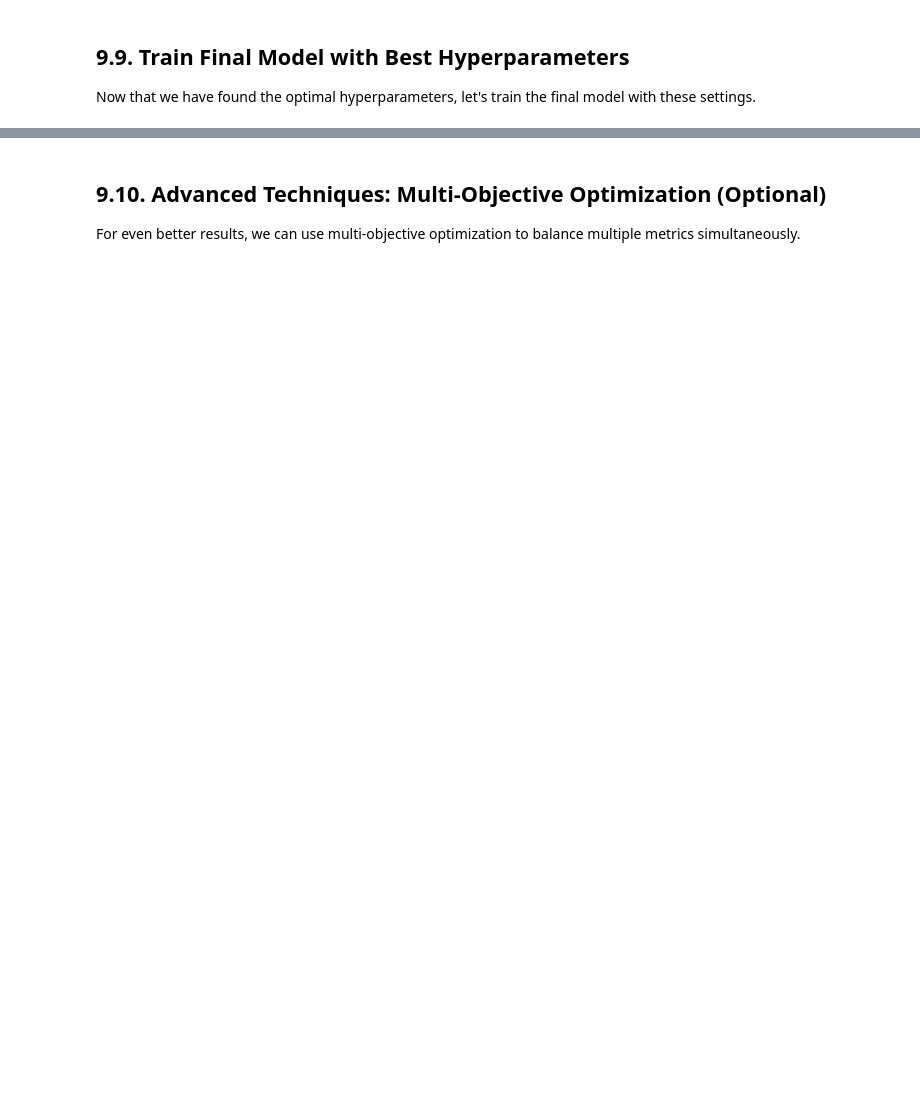
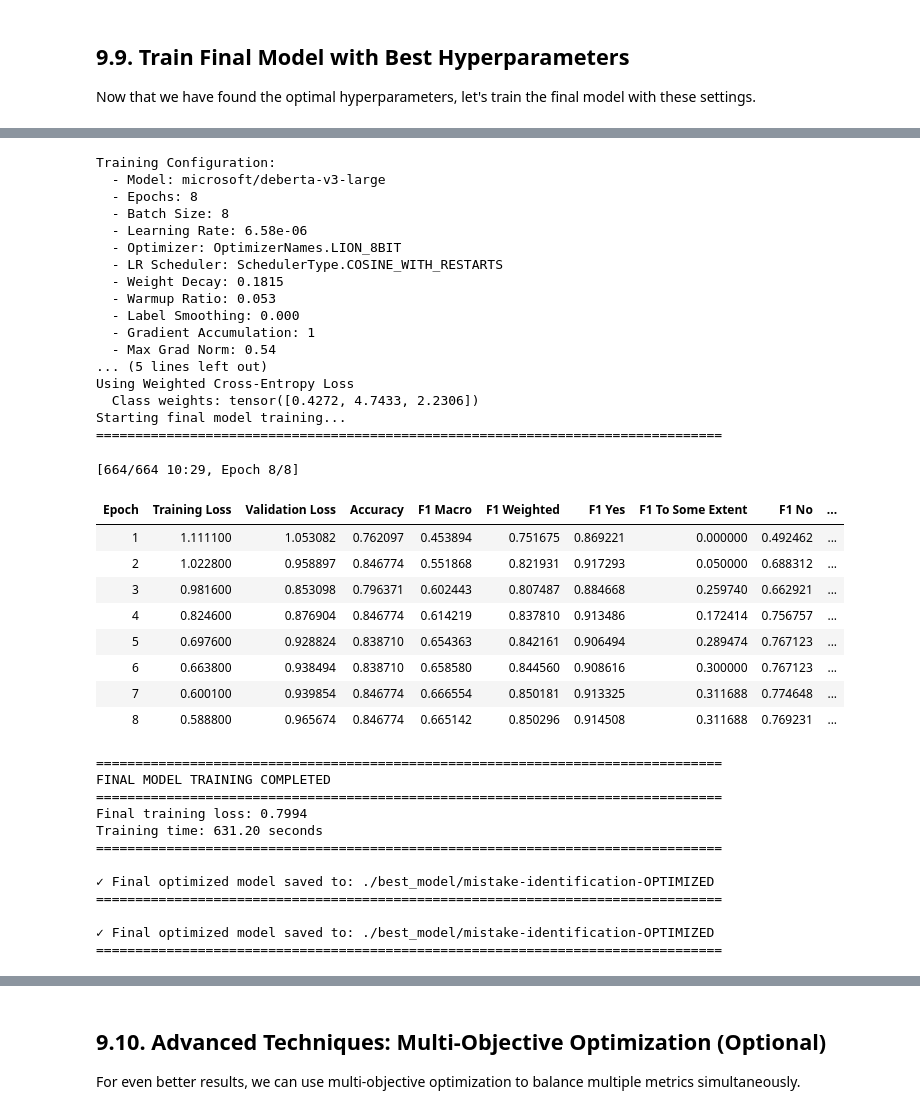
Before and after one commit to devendew/pedagogical-assessment, a Jupyter notebook: devendra/mistake_identification/mistake_microsoft_deberta_v3_large_eval_loss_hyperparameter_tuning.ipynb, the cells around one changed output, grey strips where cells are left out. Cells and saved outputs as stored; diff of their text form; code cells hidden in the pictures; blank space fills up the shorter version.

Commit message:
DeBERTa v3 large eval loss hypertuning F1 Macro 0.6612

```diff
--- a/devendra/mistake_identification/mistake_microsoft_deberta_v3_large_eval_loss_hyperparameter_tuning.ipynb
+++ b/devendra/mistake_identification/mistake_microsoft_deberta_v3_large_eval_loss_hyperparameter_tuning.ipynb
@@ -1068,0 +1318,24 @@ print(f"\n{'='*80}")
+# %%
+# ============================================================================
+# RETRIEVE BEST HYPERPARAMETERS FROM OPTUNA STUDY
+# ============================================================================
+
+# Get best trial and parameters
+best_trial = study.best_trial
+best_params = study.best_params
+
+print("="*80)
+print("✅ BEST HYPERPARAMETERS FOUND")
+print("="*80)
+print(f"\nBest Trial Number: #{best_trial.number}")
+print(f"Best Composite Score: {best_trial.value:.6f}")
+print(f"\nBest Hyperparameters:")
+for key, value in best_params.items():
+    if isinstance(value, float):
+        if value < 0.01:
+            print(f"  {key:30s}: {value:.2e}")
+        else:
+            print(f"  {key:30s}: {value:.6f}")
+    else:
+        print(f"  {key:30s}: {value}")
+print("="*80)
@@ -1333,13 +1665,16 @@ Now that we have found the optimal hyperparameters, let's train the final model
 if torch.cuda.is_available():
     torch.cuda.empty_cache()
 
-# Get best hyperparameters
-best_params = best_trial.params
+# Get best trial and hyperparameters from the study
+best_trial = study.best_trial
+best_params = study.best_params
 
 print("="*80)
 print("TRAINING FINAL MODEL WITH BEST HYPERPARAMETERS")
 print("="*80)
-print(f"\nBest Hyperparameters from Trial #{best_trial.number}:")
+print(f"\nBest Trial Number: #{best_trial.number}")
+print(f"Best Objective Value (eval_loss): {best_trial.value:.4f}")
+print(f"\nBest Hyperparameters:")
 for key, value in best_params.items():
     if isinstance(value, float):
         if value < 0.01:
@@ -1363,6 +1698,7 @@ final_training_args = TrainingArguments(
     optim=best_params['optimizer'],
     gradient_accumulation_steps=best_params['gradient_accumulation_steps'],
     max_grad_norm=best_params['max_grad_norm'],
+    label_smoothing_factor=best_params.get('label_smoothing', 0.0),
 
     # Evaluation and logging
     eval_strategy="epoch",
@@ -1370,8 +1706,8 @@ final_training_args = TrainingArguments(
     logging_steps=50,
     logging_dir='./logs/best-model',
     load_best_model_at_end=True,
-    metric_for_best_model="f1_macro",
-    greater_is_better=True,
+    metric_for_best_model="eval_loss",   # Use eval_loss for best checkpoint selection
+    greater_is_better=False,              # Lower loss is better
 
     # Performance optimizations
     fp16=torch.cuda.is_available(),
@@ -1407,9 +1743,11 @@ print(f"  - Optimizer: {final_training_args.optim}")
 print(f"  - LR Scheduler: {final_training_args.lr_scheduler_type}")
 print(f"  - Weight Decay: {final_training_args.weight_decay:.4f}")
 print(f"  - Warmup Ratio: {final_training_args.warmup_ratio:.3f}")
+print(f"  - Label Smoothing: {final_training_args.label_smoothing_factor:.3f}")
 print(f"  - Gradient Accumulation: {final_training_args.gradient_accumulation_steps}")
 print(f"  - Max Grad Norm: {final_training_args.max_grad_norm:.2f}")
 print(f"  - FP16: {final_training_args.fp16}")
+print(f"  - Metric for Best Model: {final_training_args.metric_for_best_model}")
 print(f"\n{'='*80}\n")
 
 # Initialize final trainer
@@ -1446,3 +1784,4 @@ tokenizer.save_pretrained(final_model_path)
 
 print(f"\n✓ Final optimized model saved to: {final_model_path}")
 print(f"{'='*80}")
+# %% [output]
@@ -1449,3 +1807,42 @@ print(f"{'='*80}")
+Training Configuration:
+  - Model: microsoft/deberta-v3-large
+  - Epochs: 8
+  - Batch Size: 8
+  - Learning Rate: 6.58e-06
+  - Optimizer: OptimizerNames.LION_8BIT
+  - LR Scheduler: SchedulerType.COSINE_WITH_RESTARTS
+  - Weight Decay: 0.1815
+  - Warmup Ratio: 0.053
+  - Label Smoothing: 0.000
+  - Gradient Accumulation: 1
+  - Max Grad Norm: 0.54
+... (5 lines left out)
+Using Weighted Cross-Entropy Loss
+  Class weights: tensor([0.4272, 4.7433, 2.2306])
+Starting final model training...
+================================================================================
+[664/664 10:29, Epoch 8/8]
+| Epoch | Training Loss | Validation Loss | Accuracy | F1 Macro | F1 Weighted | F1 Yes | F1 To Some Extent | F1 No | ... |
+| 1 | 1.111100 | 1.053082 | 0.762097 | 0.453894 | 0.751675 | 0.869221 | 0.000000 | 0.492462 | ... |
+| 2 | 1.022800 | 0.958897 | 0.846774 | 0.551868 | 0.821931 | 0.917293 | 0.050000 | 0.688312 | ... |
+| 3 | 0.981600 | 0.853098 | 0.796371 | 0.602443 | 0.807487 | 0.884668 | 0.259740 | 0.662921 | ... |
+| 4 | 0.824600 | 0.876904 | 0.846774 | 0.614219 | 0.837810 | 0.913486 | 0.172414 | 0.756757 | ... |
+| 5 | 0.697600 | 0.928824 | 0.838710 | 0.654363 | 0.842161 | 0.906494 | 0.289474 | 0.767123 | ... |
+| 6 | 0.663800 | 0.938494 | 0.838710 | 0.658580 | 0.844560 | 0.908616 | 0.300000 | 0.767123 | ... |
+| 7 | 0.600100 | 0.939854 | 0.846774 | 0.666554 | 0.850181 | 0.913325 | 0.311688 | 0.774648 | ... |
+| 8 | 0.588800 | 0.965674 | 0.846774 | 0.665142 | 0.850296 | 0.914508 | 0.311688 | 0.769231 | ... |
+================================================================================
+FINAL MODEL TRAINING COMPLETED
+================================================================================
+Final training loss: 0.7994
+Training time: 631.20 seconds
+================================================================================
+
+✓ Final optimized model saved to: ./best_model/mistake-identification-OPTIMIZED
+================================================================================
+
+✓ Final optimized model saved to: ./best_model/mistake-identification-OPTIMIZED
+================================================================================
 # %%
 # ============================================================================
 # FINAL MODEL EVALUATION
```
Also changed, not shown: parts of 29 cells of this notebook, 15 other files.
